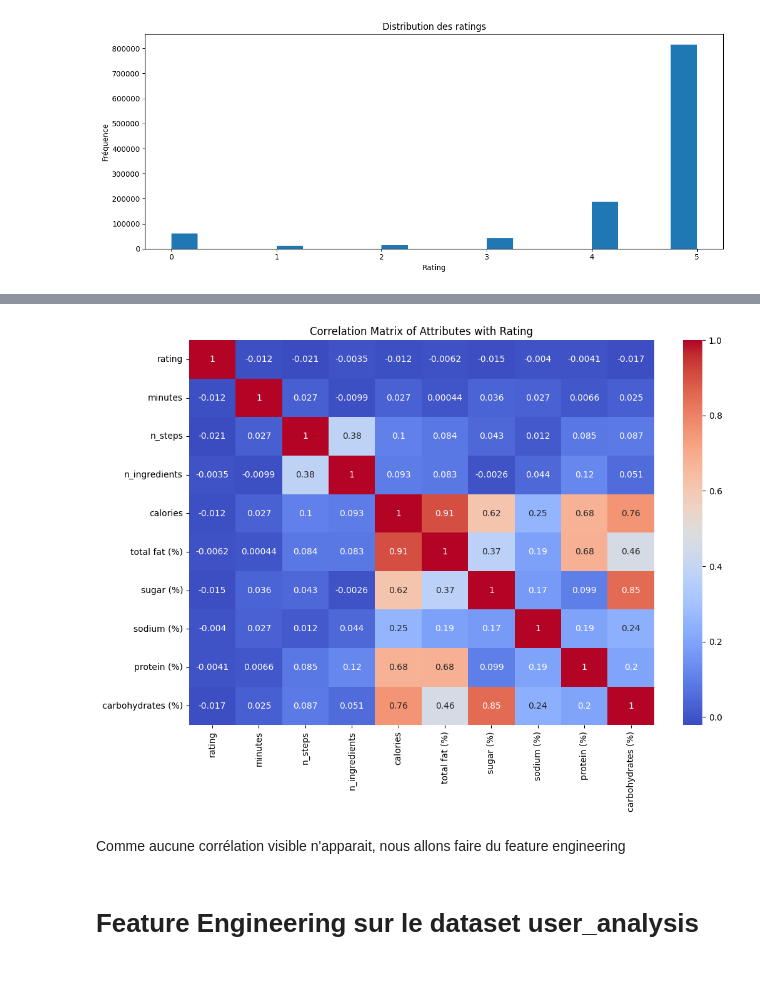
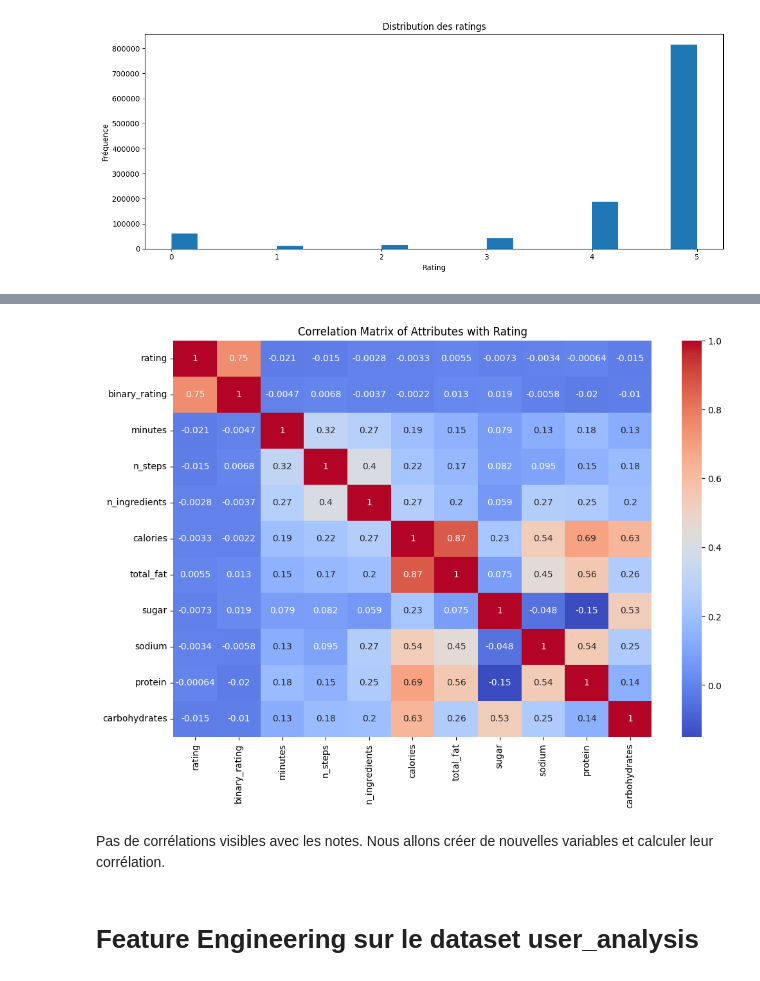
Before and after one commit to romainDonne22/cookproject, a Jupyter notebook: rating_recipe_correlation_analysis.ipynb, the cells around one changed output, grey strips where cells are left out. Drawn from its saved outputs; the diff is of its cells as text; code cells hidden in the pictures.

Commit message:
suppression ML test et clean analyse

```diff
--- a/rating_recipe_correlation_analysis.ipynb
+++ b/rating_recipe_correlation_analysis.ipynb
@@ -1035,2 +1259,9 @@ day               category
 dtype: object
+# %%
+# Renaming des colonnes :
+user_analysis.columns = ['user_id', 'recipe_id', 'date', 'rating', 'review', 'minutes',
+       'contributor_id', 'submitted', 'tags', 'n_steps', 'description',
+       'ingredients', 'n_ingredients', 'calories', 'total_fat',
+       'sugar', 'sodium', 'protein', 'carbohydrates', 'year',
+       'month', 'day', 'day_of_week']
 # %%
@@ -1064,0 +1289,7 @@ Number of recipes with a mean of less than 4.0: 128639
+# %%
+# Créer la variable binaire cible 'binary_rating' en fonction de la note
+# Mauvaise note (<=4) sera codée par 0, et bonne note (>4) par 1
+user_analysis['binary_rating'] = user_analysis['rating'].apply(lambda x: 0 if x <= 4 else 1)
+# %%
+numerical_col = user_analysis.select_dtypes(include=['int64', 'float64']).columns
+print(numerical_col)
@@ -1064,0 +1347,23 @@ Number of recipes with a mean of less than 4.0: 128639
+# %%
+# Définir les colonnes sur lesquelles nous voulons appliquer la suppression des valeurs aberrantes
+col_to_clean = ['minutes', 'n_steps', 'n_ingredients', 'calories', 'total_fat', 'sugar',
+                'sodium', 'protein', 'carbohydrates']
+
+# Créer une copie du DataFrame initial pour travailler dessus
+cleaned_user_analysis = user_analysis.copy()
+
+# Appliquer le filtrage des outliers
+for col in col_to_clean:
+    Q1 = user_analysis[col].quantile(0.15)
+    Q3 = user_analysis[col].quantile(0.85)
+    IQR = Q3 - Q1  # Étendue interquartile
+
+    # Calculer la borne supérieure
+    upper_bound = Q3 + 1.5 * IQR
+
+    # Filtrer les lignes cumulativement
+    cleaned_user_analysis = cleaned_user_analysis[cleaned_user_analysis[col] <= upper_bound]
+
+# Vérifier la taille avant et après la suppression des outliers
+print(f"Taille initiale du DataFrame : {user_analysis.shape}")
+print(f"Taille après suppression des outliers : {cleaned_user_analysis.shape}")
@@ -1065,15 +1397,15 @@ Number of recipes with a mean of less than 4.0: 128639
 # %%
-# Vérifions les corrélations entre les variables de ce nouveay dataframe
+# Vérifions les corrélations entre les variables de ce nouveau dataframe
 
 plt.figure(figsize=(12, 8))
-correlation = user_analysis[['rating','minutes', 'n_steps', 'n_ingredients', 'calories', 'total fat (%)', 'sugar (%)',
-                           'sodium (%)', 'protein (%)', 'carbohydrates (%)']].corr()
+correlation = cleaned_user_analysis[['rating', 'binary_rating', 'minutes', 'n_steps', 'n_ingredients', 'calories',
+       'total_fat', 'sugar', 'sodium', 'protein', 'carbohydrates']].corr()
 sns.heatmap(correlation, annot=True, cmap='coolwarm')
 plt.title('Correlation Matrix of Attributes with Rating')
 plt.show()
 # %% [output]
-[figure, old version]
+[figure, new version]
-# %% [markdown]
-Comme aucune corrélation visible n'apparait, nous allons faire du feature engineering
+# %% [markdown]
+Pas de corrélations visibles avec les notes. Nous allons créer de nouvelles variables et calculer leur corrélation.
 # %% [markdown]
 # Feature Engineering sur le dataset user_analysis
```
Also changed, not shown: parts of 153 cells of this notebook, 1 other file.
